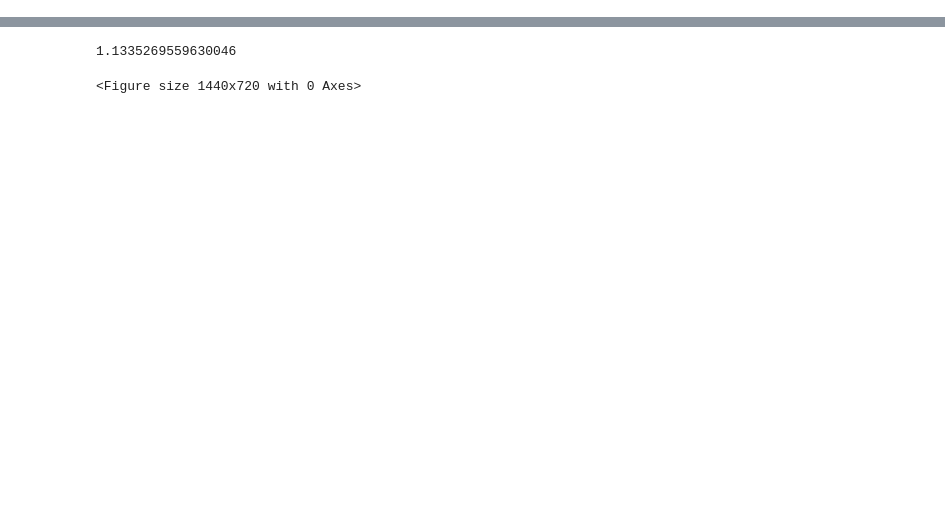
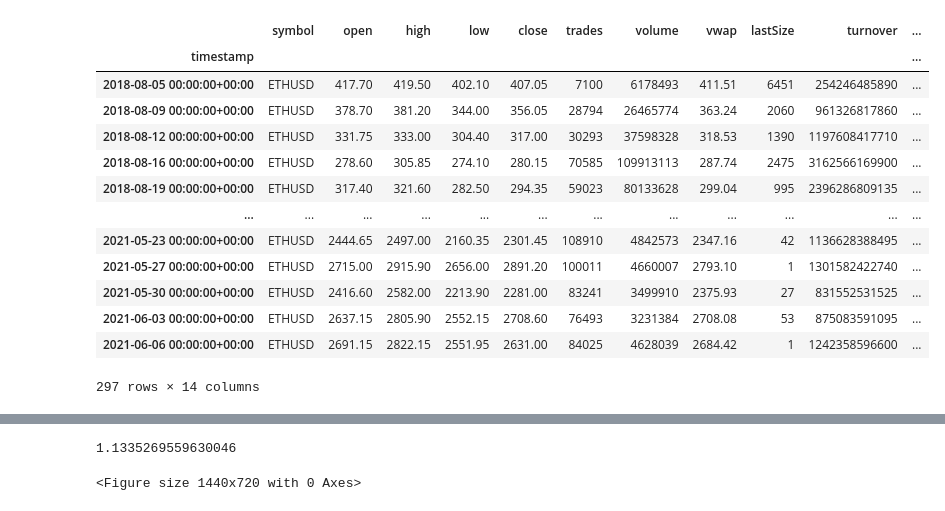
Before and after one commit to singla-sahil/Crypto, a Jupyter notebook: sundnay-thursday-strat.ipynb, the cells around one changed output, grey strips where cells are left out. Cells and saved outputs as stored; diff of their text form; code cells hidden in the pictures; blank space fills up the shorter version.

```diff
--- a/sundnay-thursday-strat.ipynb
+++ b/sundnay-thursday-strat.ipynb
@@ -117,3 +121,20 @@ subset = df2[df2.day.isin(['Sunday', 'Thursday'])]
+# %%
+sub2
+# %% [output]
+|  | symbol | open | high | low | close | trades | volume | vwap | lastSize | turnover | ... |
+| timestamp |  |  |  |  |  |  |  |  |  |  | ... |
+| 2018-08-05 00:00:00+00:00 | ETHUSD | 417.70 | 419.50 | 402.10 | 407.05 | 7100 | 6178493 | 411.51 | 6451 | 254246485890 | ... |
+| 2018-08-09 00:00:00+00:00 | ETHUSD | 378.70 | 381.20 | 344.00 | 356.05 | 28794 | 26465774 | 363.24 | 2060 | 961326817860 | ... |
+| 2018-08-12 00:00:00+00:00 | ETHUSD | 331.75 | 333.00 | 304.40 | 317.00 | 30293 | 37598328 | 318.53 | 1390 | 1197608417710 | ... |
+| 2018-08-16 00:00:00+00:00 | ETHUSD | 278.60 | 305.85 | 274.10 | 280.15 | 70585 | 109913113 | 287.74 | 2475 | 3162566169900 | ... |
+| 2018-08-19 00:00:00+00:00 | ETHUSD | 317.40 | 321.60 | 282.50 | 294.35 | 59023 | 80133628 | 299.04 | 995 | 2396286809135 | ... |
+| ... | ... | ... | ... | ... | ... | ... | ... | ... | ... | ... | ... |
+| 2021-05-23 00:00:00+00:00 | ETHUSD | 2444.65 | 2497.00 | 2160.35 | 2301.45 | 108910 | 4842573 | 2347.16 | 42 | 1136628388495 | ... |
+| 2021-05-27 00:00:00+00:00 | ETHUSD | 2715.00 | 2915.90 | 2656.00 | 2891.20 | 100011 | 4660007 | 2793.10 | 1 | 1301582422740 | ... |
+| 2021-05-30 00:00:00+00:00 | ETHUSD | 2416.60 | 2582.00 | 2213.90 | 2281.00 | 83241 | 3499910 | 2375.93 | 27 | 831552531525 | ... |
+| 2021-06-03 00:00:00+00:00 | ETHUSD | 2637.15 | 2805.90 | 2552.15 | 2708.60 | 76493 | 3231384 | 2708.08 | 53 | 875083591095 | ... |
+| 2021-06-06 00:00:00+00:00 | ETHUSD | 2691.15 | 2822.15 | 2551.95 | 2631.00 | 84025 | 4628039 | 2684.42 | 1 | 1242358596600 | ... |
+297 rows × 14 columns
 # %%
 subset2 = subset.drop('day', axis = 1).iloc[::-1]
 # %%
```
Also changed, not shown: parts of 14 cells of this notebook, 10 other files.
